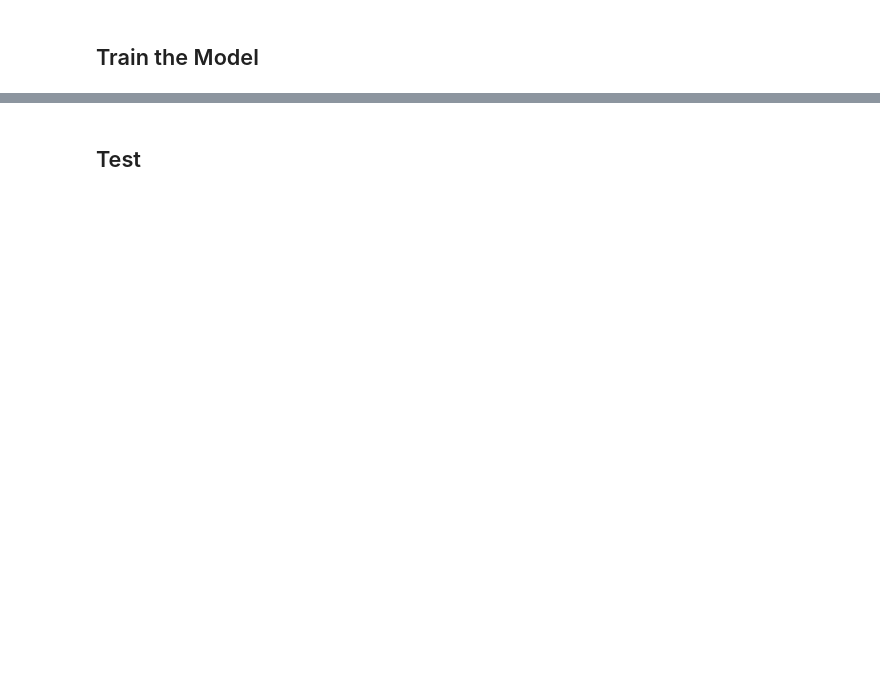
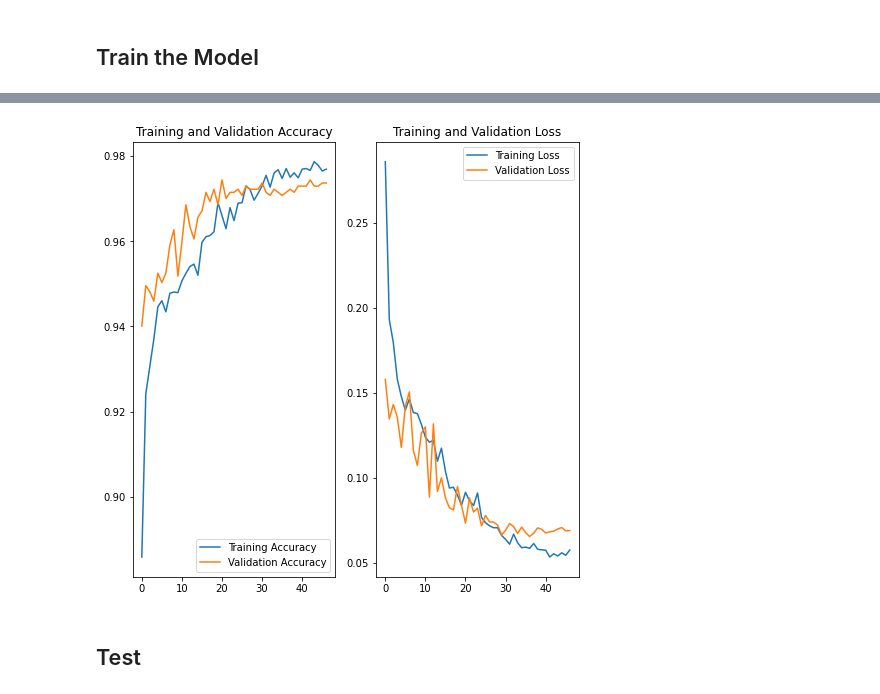
Before and after one commit to Mayerch1/Applied-AI-Technologies, a Jupyter notebook: Hephaistos/Detection/MaskDetection.ipynb, the cells around one changed output, grey strips where cells are left out. Drawn from its saved outputs; the diff is of its cells as text; code cells hidden in the pictures; blank space fills up the shorter version.

```diff
--- a/Hephaistos/Detection/MaskDetection.ipynb
+++ b/Hephaistos/Detection/MaskDetection.ipynb
@@ -209,14 +311,14 @@ plotImages(augmented_images)
 # %% [markdown]
 # Second Model with Dropout
 # %%
-model_new = Sequential([
+model_2 = Sequential([
     Conv2D(32, 3, padding='same', activation='relu',
            input_shape=(IMG_HEIGHT, IMG_WIDTH ,3)),
     MaxPooling2D(),
-    Conv2D(64, 3, padding='same', strides=2, activation='relu'),
+    Conv2D(64, 3, padding='same', strides=4, activation='relu'),
     MaxPooling2D(),
     Dropout(0.2),
-    Conv2D(128, 3, padding='same', strides=4, activation='relu'),
+    Conv2D(128, 3, padding='same', strides=2, activation='relu'),
     MaxPooling2D(),
     Dropout(0.2),
     Flatten(),
@@ -227,8 +329,8 @@ model_new = Sequential([
     Dense(num_classes, activation='softmax')
 ])
 # %%
-model_new.compile( optimizer='adam', #optimizer='rmsprop',
+model_2.compile( optimizer='adam', #optimizer='rmsprop',
                   loss='binary_crossentropy',#tf.keras.losses.BinaryCrossentropy(from_logits=True),
                   metrics=['accuracy'])
 
-model_new.summary()
+model_2.summary()
@@ -246,12 +366,13 @@ model_checkpoint_callback = ModelCheckpoint(
 
 earlyStopping = EarlyStopping(monitor='val_loss', patience=10, verbose=1, mode='min')
 
-reduce_lr = ReduceLROnPlateau(monitor='val_loss', factor=0.5, patience=3, verbose=1,
+reduce_lr = ReduceLROnPlateau(monitor='val_loss', factor=0.4, patience=3, verbose=1,
                               cooldown=0, mode='auto',min_delta=0.0001, min_lr=0)
 # %%
-history = model_new.fit(
+history_2 = model_2.fit(
     train_data_gen,
     epochs=epochs,
     validation_data=validation_data_gen,
     callbacks=[model_checkpoint_callback,earlyStopping,reduce_lr]
 )
+model_2.load_weights(checkpoint_filepath)
@@ -280,2 +408,6 @@ plt.show()
+# %%
+plot_history(history_2)
+# %% [output]
+[figure, added]
 # %% [markdown]
 ## Test
```
Also changed, not shown: parts of 43 cells of this notebook, 33 other files.
